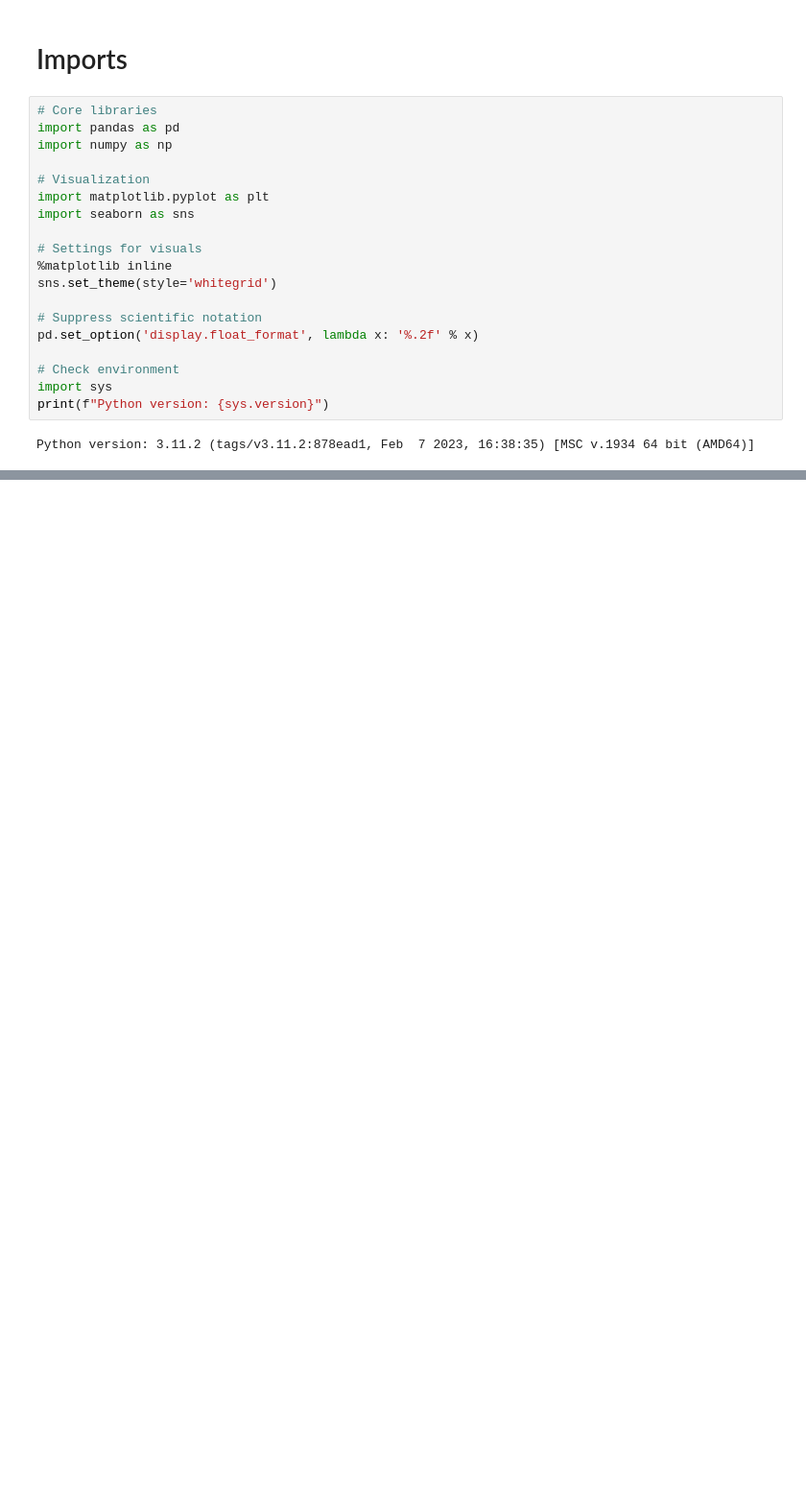
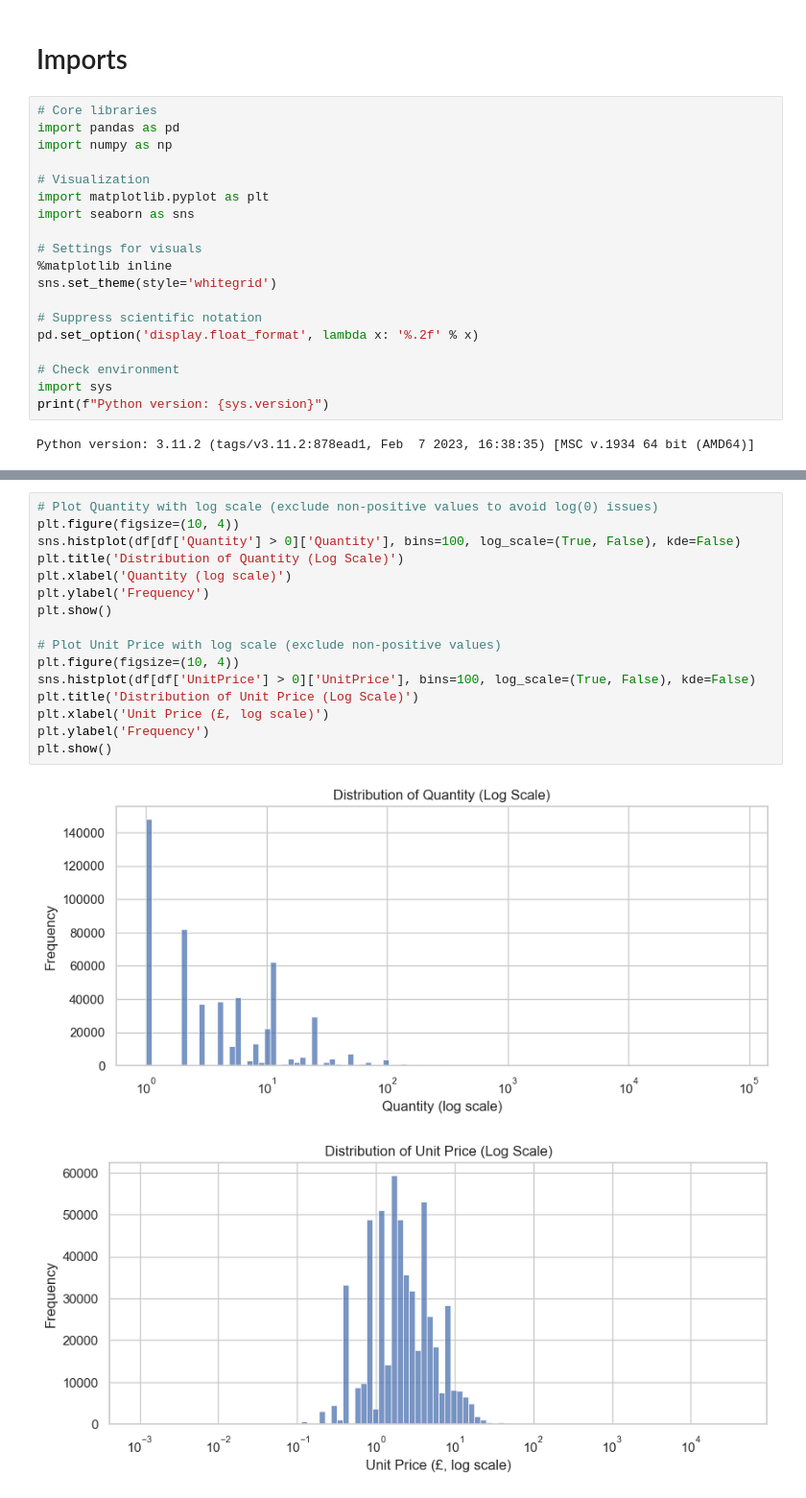
Before and after one commit to TarikBugraAy/customer-behavior-bi-project, a Jupyter notebook: notebooks/01_eda_and_cleaning.ipynb, the cells around one changed output, grey strips where cells are left out. Shown: that part at 96% size. Drawn from its saved outputs; the diff is of its cells as text; blank space fills up the shorter version.

```diff
--- a/notebooks/01_eda_and_cleaning.ipynb
+++ b/notebooks/01_eda_and_cleaning.ipynb
@@ -33,0 +277,19 @@ Python version: 3.11.2 (tags/v3.11.2:878ead1, Feb  7 2023, 16:38:35) [MSC v.1934
+# %%
+# Plot Quantity with log scale (exclude non-positive values to avoid log(0) issues)
+plt.figure(figsize=(10, 4))
+sns.histplot(df[df['Quantity'] > 0]['Quantity'], bins=100, log_scale=(True, False), kde=False)
+plt.title('Distribution of Quantity (Log Scale)')
+plt.xlabel('Quantity (log scale)')
+plt.ylabel('Frequency')
+plt.show()
+
+# Plot Unit Price with log scale (exclude non-positive values)
+plt.figure(figsize=(10, 4))
+sns.histplot(df[df['UnitPrice'] > 0]['UnitPrice'], bins=100, log_scale=(True, False), kde=False)
+plt.title('Distribution of Unit Price (Log Scale)')
+plt.xlabel('Unit Price (£, log scale)')
+plt.ylabel('Frequency')
+plt.show()
+# %% [output]
+[figure, added]
+[figure, added]
```
Also changed, not shown: parts of 17 cells of this notebook.
